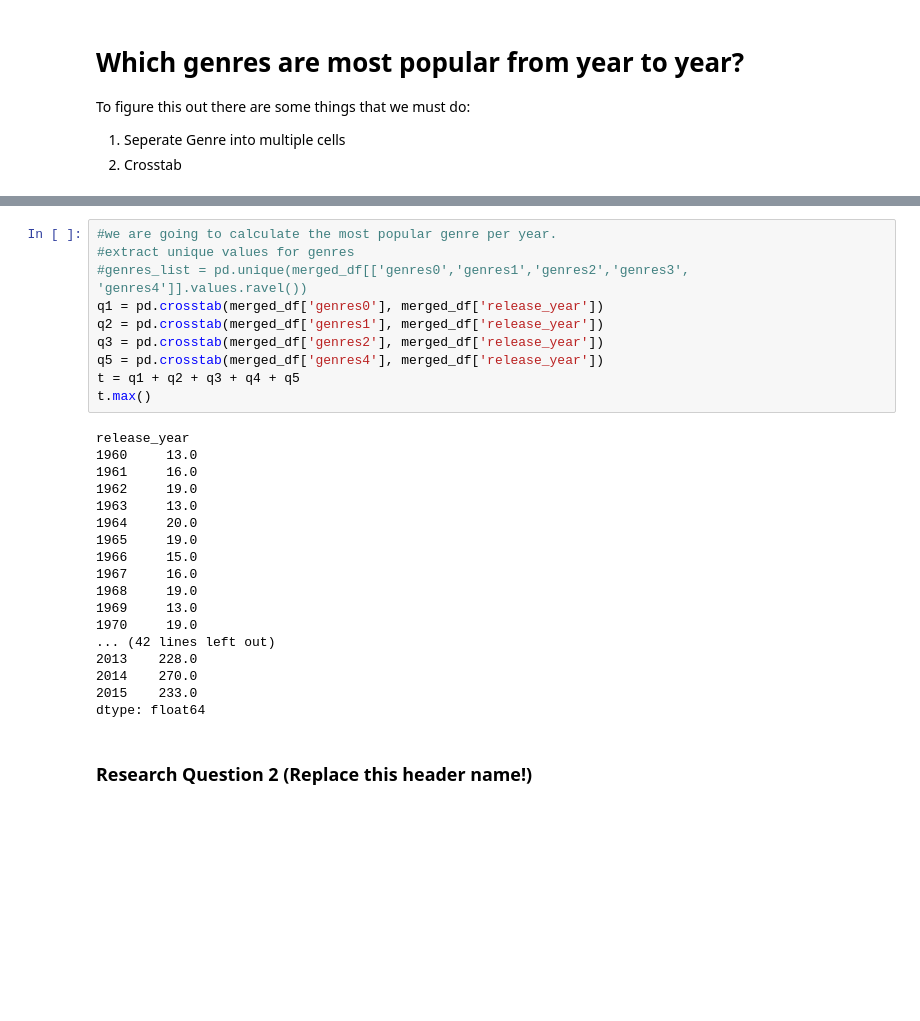
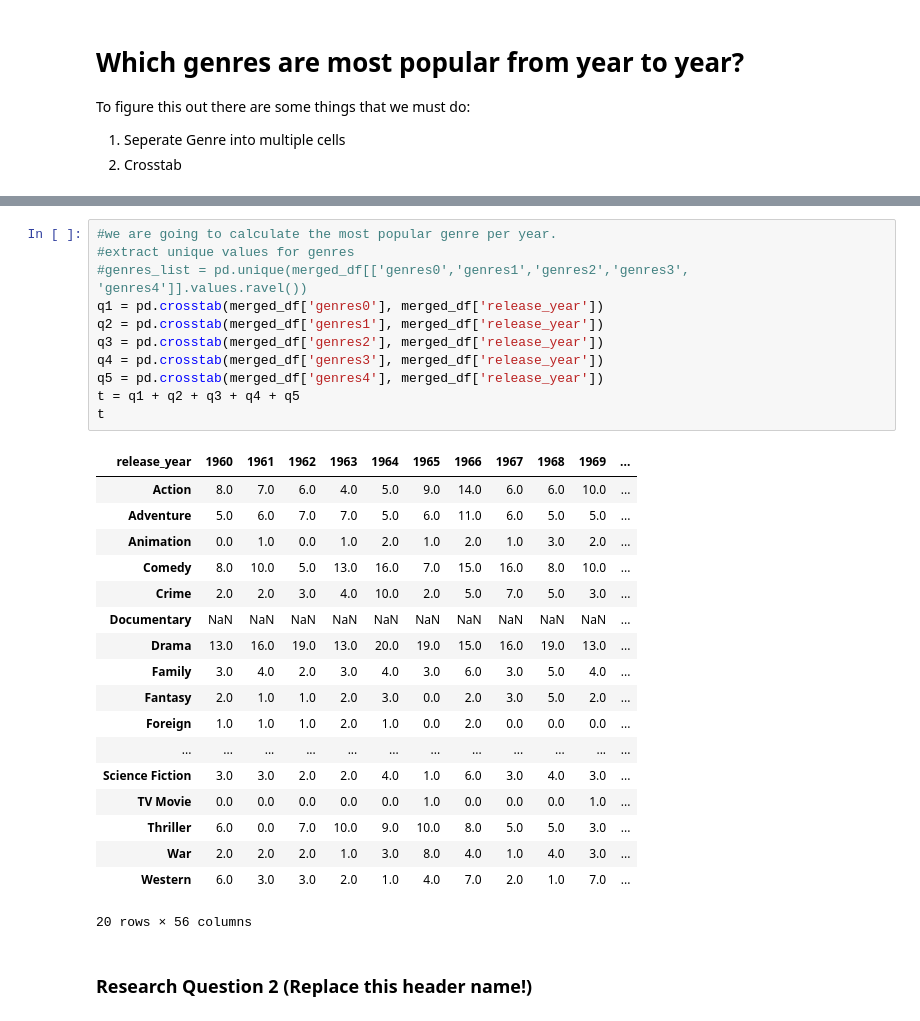
Before and after one commit to danielmiguel320/dand_investigate_data_set, a Jupyter notebook: rough_draft.ipynb, the cells around one changed output, grey strips where cells are left out. Drawn from its saved outputs; the diff is of its cells as text; blank space fills up the shorter version.

```diff
--- a/rough_draft.ipynb
+++ b/rough_draft.ipynb
@@ -187,31 +187,33 @@ merged_df.head()
 # %%
 #we are going to calculate the most popular genre per year.
 #extract unique values for genres
 #genres_list = pd.unique(merged_df[['genres0','genres1','genres2','genres3', 'genres4']].values.ravel())
 q1 = pd.crosstab(merged_df['genres0'], merged_df['release_year'])
 q2 = pd.crosstab(merged_df['genres1'], merged_df['release_year'])
 q3 = pd.crosstab(merged_df['genres2'], merged_df['release_year'])
+q4 = pd.crosstab(merged_df['genres3'], merged_df['release_year'])
 q5 = pd.crosstab(merged_df['genres4'], merged_df['release_year'])
 t = q1 + q2 + q3 + q4 + q5
-t.max()
+t
 # %% [output]
+| release_year | 1960 | 1961 | 1962 | 1963 | 1964 | 1965 | 1966 | 1967 | 1968 | 1969 | ... |
+| Action | 8.0 | 7.0 | 6.0 | 4.0 | 5.0 | 9.0 | 14.0 | 6.0 | 6.0 | 10.0 | ... |
+| Adventure | 5.0 | 6.0 | 7.0 | 7.0 | 5.0 | 6.0 | 11.0 | 6.0 | 5.0 | 5.0 | ... |
+| Animation | 0.0 | 1.0 | 0.0 | 1.0 | 2.0 | 1.0 | 2.0 | 1.0 | 3.0 | 2.0 | ... |
+| Comedy | 8.0 | 10.0 | 5.0 | 13.0 | 16.0 | 7.0 | 15.0 | 16.0 | 8.0 | 10.0 | ... |
+| Crime | 2.0 | 2.0 | 3.0 | 4.0 | 10.0 | 2.0 | 5.0 | 7.0 | 5.0 | 3.0 | ... |
+| Documentary | NaN | NaN | NaN | NaN | NaN | NaN | NaN | NaN | NaN | NaN | ... |
+| Drama | 13.0 | 16.0 | 19.0 | 13.0 | 20.0 | 19.0 | 15.0 | 16.0 | 19.0 | 13.0 | ... |
+| Family | 3.0 | 4.0 | 2.0 | 3.0 | 4.0 | 3.0 | 6.0 | 3.0 | 5.0 | 4.0 | ... |
+| Fantasy | 2.0 | 1.0 | 1.0 | 2.0 | 3.0 | 0.0 | 2.0 | 3.0 | 5.0 | 2.0 | ... |
+| Foreign | 1.0 | 1.0 | 1.0 | 2.0 | 1.0 | 0.0 | 2.0 | 0.0 | 0.0 | 0.0 | ... |
+| ... | ... | ... | ... | ... | ... | ... | ... | ... | ... | ... | ... |
+| Science Fiction | 3.0 | 3.0 | 2.0 | 2.0 | 4.0 | 1.0 | 6.0 | 3.0 | 4.0 | 3.0 | ... |
+| TV Movie | 0.0 | 0.0 | 0.0 | 0.0 | 0.0 | 1.0 | 0.0 | 0.0 | 0.0 | 1.0 | ... |
+| Thriller | 6.0 | 0.0 | 7.0 | 10.0 | 9.0 | 10.0 | 8.0 | 5.0 | 5.0 | 3.0 | ... |
+| War | 2.0 | 2.0 | 2.0 | 1.0 | 3.0 | 8.0 | 4.0 | 1.0 | 4.0 | 3.0 | ... |
+| Western | 6.0 | 3.0 | 3.0 | 2.0 | 1.0 | 4.0 | 7.0 | 2.0 | 1.0 | 7.0 | ... |
-release_year
-1960     13.0
-1961     16.0
-1962     19.0
-1963     13.0
-1964     20.0
-1965     19.0
-1966     15.0
-1967     16.0
-1968     19.0
-1969     13.0
-1970     19.0
-... (42 lines left out)
-2013    228.0
-2014    270.0
-2015    233.0
-dtype: float64
+20 rows × 56 columns
 # %% [markdown]
 ### Research Question 2  (Replace this header name!)
 # %% [markdown]
```
Also changed, not shown: parts of 6 cells of this notebook.
